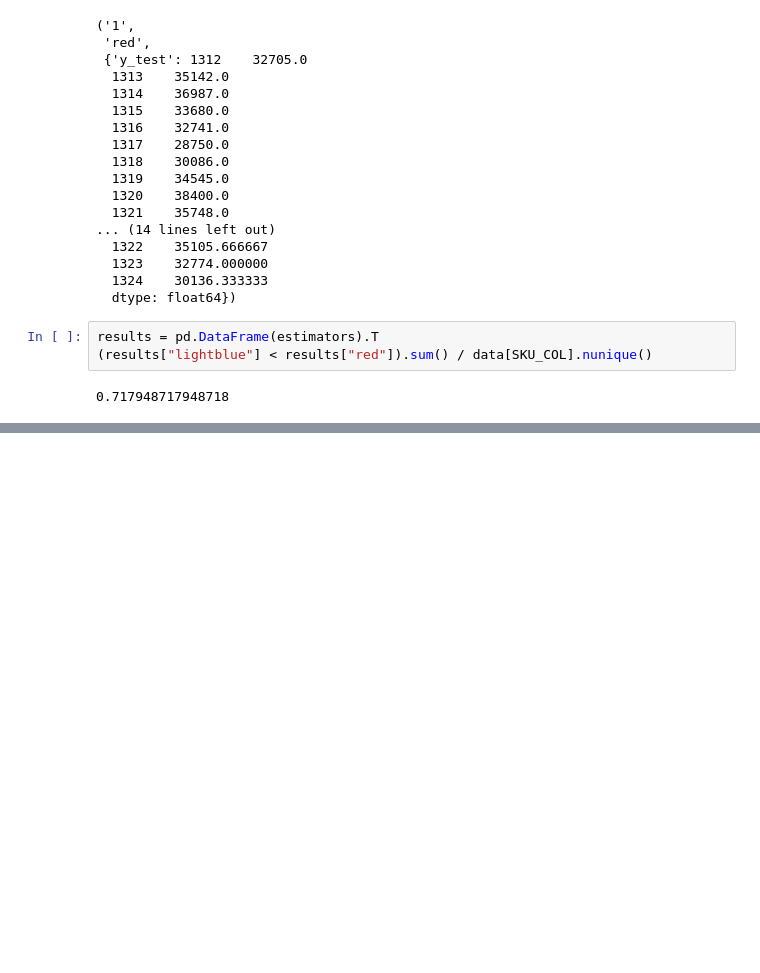
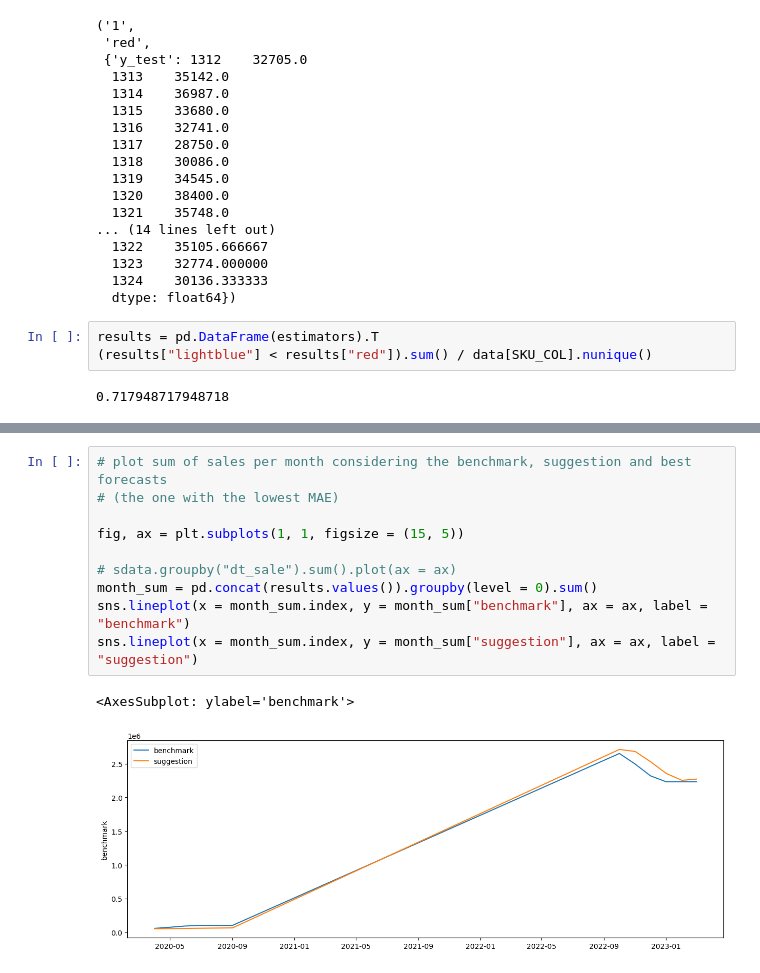
Before and after one commit to felipewhitaker/vai-conecta, a Jupyter notebook: src/model/notebook.ipynb, the cells around one changed output, grey strips where cells are left out. Drawn from its saved outputs; the diff is of its cells as text; blank space fills up the shorter version.

```diff
--- a/src/model/notebook.ipynb
+++ b/src/model/notebook.ipynb
@@ -460,0 +444,13 @@ results = pd.DataFrame(estimators).T
+# %%
+# plot sum of sales per month considering the benchmark, suggestion and best forecasts
+# (the one with the lowest MAE)
+
+fig, ax = plt.subplots(1, 1, figsize = (15, 5))
+
+# sdata.groupby("dt_sale").sum().plot(ax = ax)
+month_sum = pd.concat(results.values()).groupby(level = 0).sum()
+sns.lineplot(x = month_sum.index, y = month_sum["benchmark"], ax = ax, label = "benchmark")
+sns.lineplot(x = month_sum.index, y = month_sum["suggestion"], ax = ax, label = "suggestion")
+# %% [output]
+<AxesSubplot: ylabel='benchmark'>
+[figure, added]
```
Also changed, not shown: parts of 9 cells of this notebook.
